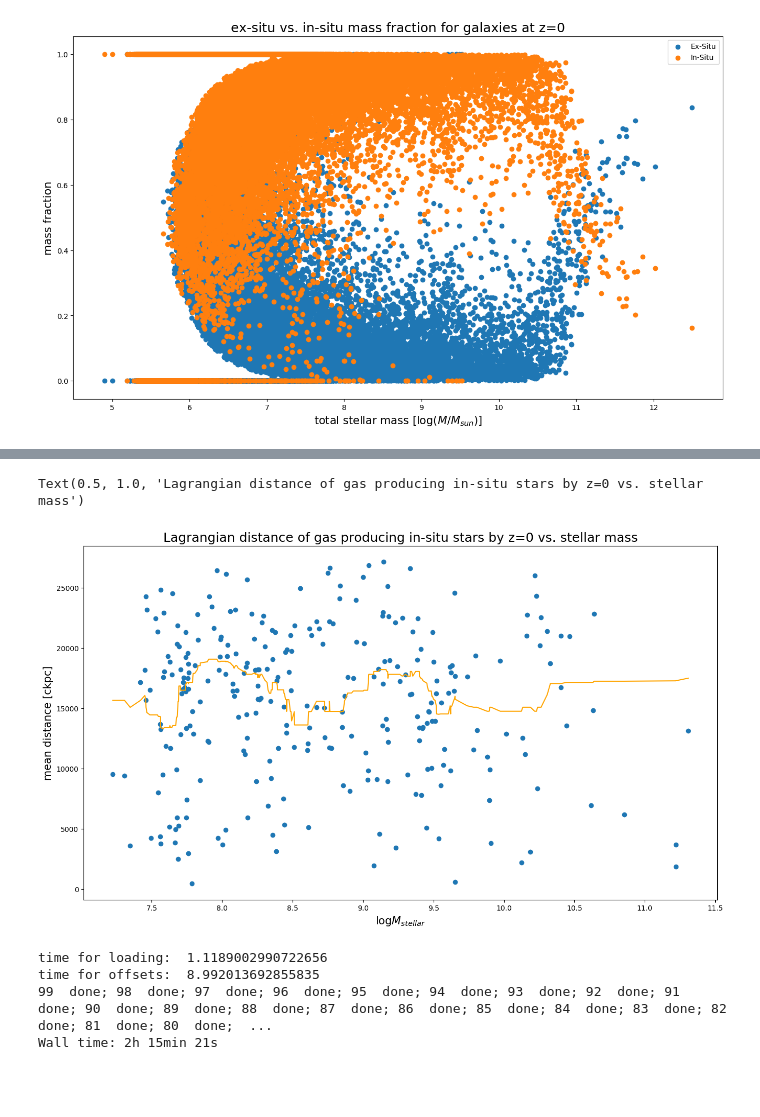
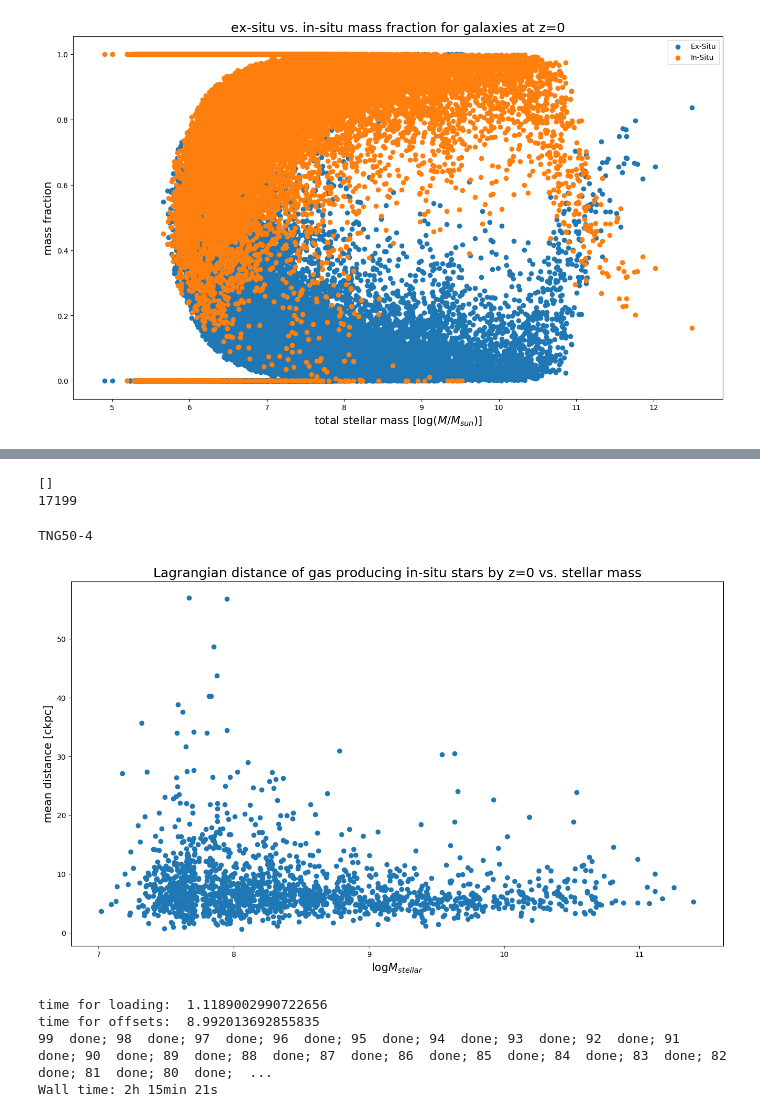
Before and after one commit to nelson-group/Ole_insitu_stars, a Jupyter notebook: final_plots.ipynb, the cells around one changed output, grey strips where cells are left out. Cells and saved outputs as stored; diff of their text form; code cells hidden in the pictures; blank space fills up the shorter version.

Commit message:
distance problems solved, now correct plot results

```diff
--- a/final_plots.ipynb
+++ b/final_plots.ipynb
@@ -181,16 +242,19 @@ mask4 = (1,1)
 for i in range(snaps.size):
     for b in range(4):
         h = locals()['mask'+str(b+1)]
-        ax[h].plot(bins,num[i,b,:],label = f'z = {z[i]:.1f}')
+        ax[h].plot(bins,np.log10(num[i,b,:]),label = f'z = {z[i]:.1f}')
 
 for b in range(4):
     h = locals()['mask'+str(b+1)]
     ax[h].legend()
     ax[h].set_xlabel('r [ckpc]',size=15)
-    ax[h].set_ylabel('tracer fraction',size=15)
+    ax[h].set_ylabel('mass fraction [log]',size=15)
+    #ax[h].set_yscale('log')
+    ax[h].set_ylim(-4,0)
 ax[0,0].set_title('$9 < \log{M} < 9.5$',size=18)
 ax[0,1].set_title('$9.5 \leq \log{M} < 10$',size=18)
 ax[1,0].set_title('$10\leq\log{M} < 10.5$',size=18)
 ax[1,1].set_title('$10.5\leq\log{M}$',size=18)
+#plt.savefig('pics/rad_dist_profile_w_mass_bins_TNG50-2.jpg',format='jpg')
 print(basePath[32:39])
 # %% [output]
@@ -242,8 +306,3 @@ def running_median_insort(seq, window_size):
         insort(s, item)
         result.append(s[m])
     return result
-# %%
-x = np.arange(1,11)
-y = x**2 + 10
-plt.scatter(x,y)
-plt.plot(x,running_median(y,size = 4))
@@ -266,0 +374,7 @@ for i in range(snaps.size):
+# %%
+%%time
+basePath='/virgotng/universe/IllustrisTNG/TNG50-4/output'
+#bins, num, mass_means, sub_means, numPerBin = AllTracerProfile_wMassBins(basePath,99,98,onlyGas = False)
+sub_means = AllTracerProfile_sub_means(basePath,99,98,onlyGas = False)
+z_98 = il.groupcat.loadHeader(basePath, 98)['Redshift']
+print(np.round(z_98,2))
@@ -267,27 +385,38 @@ for i in range(snaps.size):
+# %%
+print(np.where(np.logical_and(sub_means > 3000, sub_means > 0))[0])
+print(np.where(sub_means == 0)[0].size)
+# %% [output]
+[]
+17199
 # %%
 header = il.groupcat.loadHeader(basePath,25)
 h_const = header['HubbleParam']
-
 sub_positions = h5py.File('files/'+basePath[32:39]+'/SubhaloPosAtAllSnaps_extrapolated.hdf5','r')
 is_extrapolated = sub_positions['is_extrapolated'][:]
 sub_positions.close()
 
-stellar_masses = il.groupcat.loadSubhalos(basePath, 25, fields = ['SubhaloMassType'])[:,4] * 1e10/h_const
+#stellar masses same as in function (-> at snap 99)
+stellar_masses = il.groupcat.loadSubhalos(basePath, 99, fields = ['SubhaloMassType'])[:,4] * 1e10/h_const
 stellar_masses = stellar_masses[np.where(is_extrapolated)[0]]
-mask = np.where(sub_means4 != 0)[0]
+#start plot where sub_means start to be calculated
+mask = np.where(np.logical_and(sub_means > 0,stellar_masses > 0))[0]
 stellar_masses = np.log10(stellar_masses[mask])
-sub_means_masked = sub_means4[mask]
+sub_means_masked = sub_means[mask]
 
 plt.scatter(stellar_masses,sub_means_masked)
-med = np.array(running_median_insort(sub_means_masked,50))
+med = np.array(running_median_insort(sub_means_masked,20))
 x = stellar_masses[np.argsort(stellar_masses)]
-plt.plot(x,med,color = 'orange')
+#plt.plot(x,med,color = 'orange')
 plt.xlabel('$\log{M_{stellar}}$',size = 15)
 plt.ylabel('mean distance [ckpc]',size = 15)
 plt.title('Lagrangian distance of gas producing in-situ stars by z=0 vs. stellar mass',size = 18)
+#plt.text(11, 100, f" z = {z[j]:.1f}", size=15,
+#         ha="right", va="center",bbox=dict(boxstyle="round",ec='black',fc='lightgray',alpha = 0.5))
+#plt.savefig(f'pics/lagr_dist_w_run_med_TNG50-4_bug_finding.jpg',format='jpg')
+print(basePath[32:39])
 # %% [output]
-Text(0.5, 1.0, 'Lagrangian distance of gas producing in-situ stars by z=0 vs. stellar mass')
+TNG50-4
-[figure, old version]
+[figure, new version]
 # %%
 def one_gal_profile_vs_redshift(basePath, subID = 0, max_dist = 15000, onlyGas = False):
     start = time.time()
```
Also changed, not shown: parts of 14 cells of this notebook.
